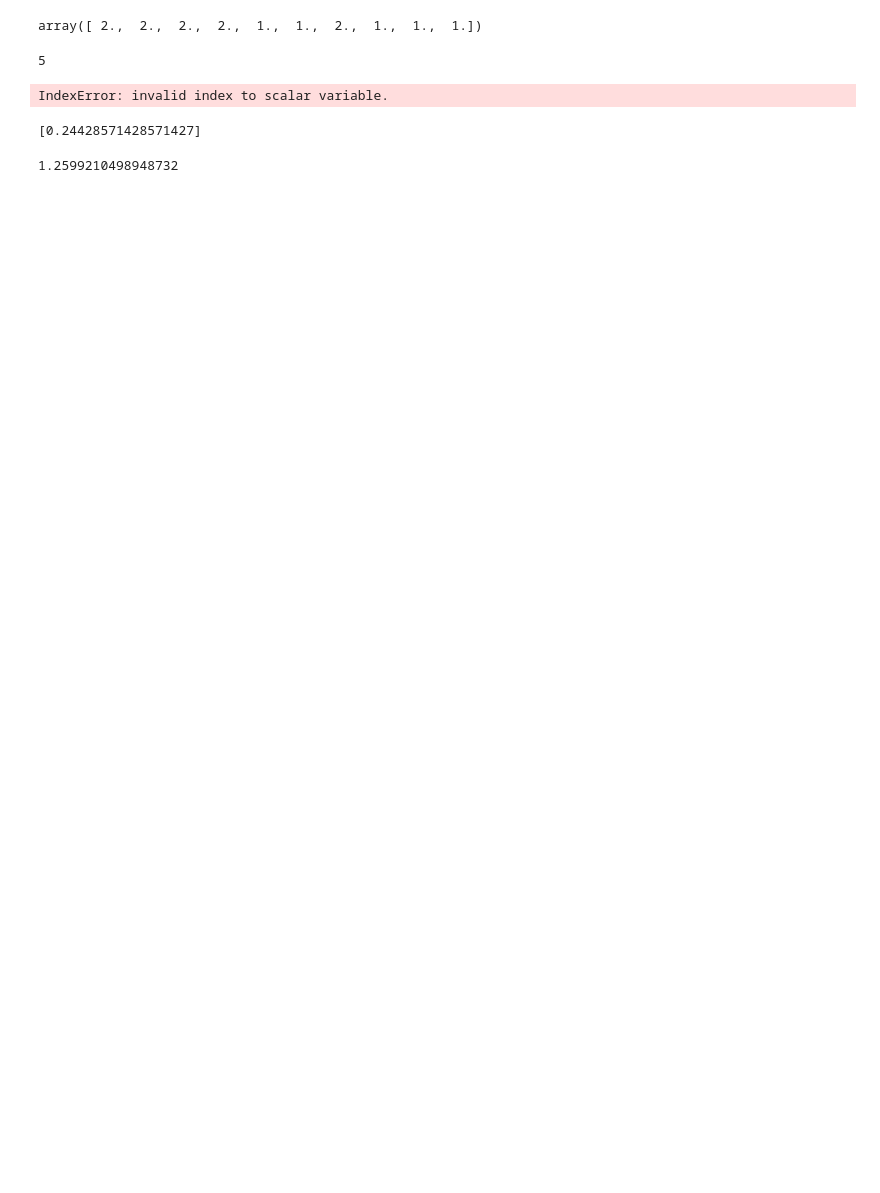
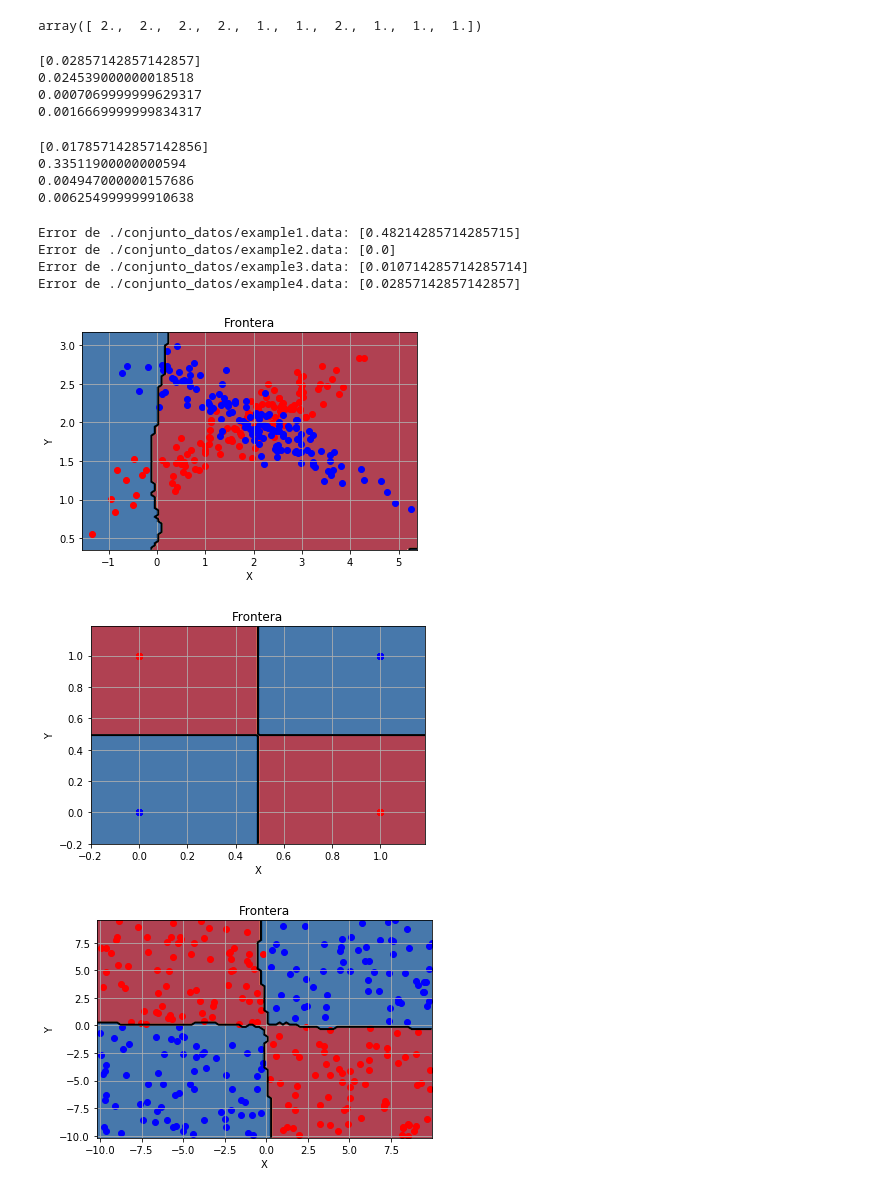
Before and after one commit to Darktris/FAA, a Jupyter notebook: Practica_2.ipynb, the cells around one changed output. Drawn from its saved outputs; the diff is of its cells as text; code cells hidden in the pictures; blank space fills up the shorter version.

```diff
--- a/Practica_2.ipynb
+++ b/Practica_2.ipynb
@@ -79,26 +79,50 @@ from estrategiasparticionado.validacion_cruzada import ValidacionCruzada
 from estrategiasparticionado.validacion_simple import ValidacionSimple
 from clasificadores.clasificador_vecinos_proximos import ClasificadorVecinosProximos
 
-dataset=Datos('./conjunto_datos/german.data')
+dataset=Datos('./conjunto_datos/example4.data')
 dataset.datos
 clasificador = ClasificadorVecinosProximos()
 
 
 res = clasificador.validacion(validacionSimple, dataset)
-clasificador.errores
+print(clasificador.errores)
+print(clasificador.tramo_1)
+print(clasificador.tramo_2)
+print(clasificador.tramo_3)
 # %% [output]
-5
+[0.02857142857142857]
+0.024539000000018518
+0.0007069999999629317
+0.0016669999999834317
-IndexError: invalid index to scalar variable.
 # %%
-clasificador = ClasificadorNaiveBayes()
+clasificador = ClasificadorVecinosProximos()
 res = clasificador.validacion(validacionSimple, dataset)
-clasificador.errores
 # %% [output]
-[0.24428571428571427]
+[0.017857142857142856]
+0.33511900000000594
+0.004947000000157686
+0.006254999999910638
-# %%
-import numpy.linalg as LA
-
-
-LA.norm([1,1],ord=3)
-# %% [output]
-1.2599210498948732
+# %%
+from plotModel import plotModel
+import matplotlib.pyplot as plt
+%matplotlib inline
+clasificador = ClasificadorVecinosProximos()
+
+for i in range(1, 5):
+    dataset=Datos('./conjunto_datos/example%d.data' % i)
+    res = clasificador.validacion(validacionSimple, dataset)
+    estrategia = ValidacionSimple()
+    estrategia.creaParticiones(dataset.datos)
+    ii = estrategia.particiones[-1].indicesTrain
+    plt.figure()
+    plotModel(dataset.datos[ii,0],dataset.datos[ii,1],dataset.datos
+    [ii,-1]!=0,clasificador,"Frontera",dataset.diccionarios)
+    print('Error de ./conjunto_datos/example%d.data: %s'% (i, clasificador.errores))
+# %% [output]
+Error de ./conjunto_datos/example1.data: [0.48214285714285715]
+Error de ./conjunto_datos/example2.data: [0.0]
+Error de ./conjunto_datos/example3.data: [0.010714285714285714]
+Error de ./conjunto_datos/example4.data: [0.02857142857142857]
+[figure, added]
+[figure, added]
+[figure, added]
```
Also changed, not shown: parts of 3 cells of this notebook, 4 other files.
